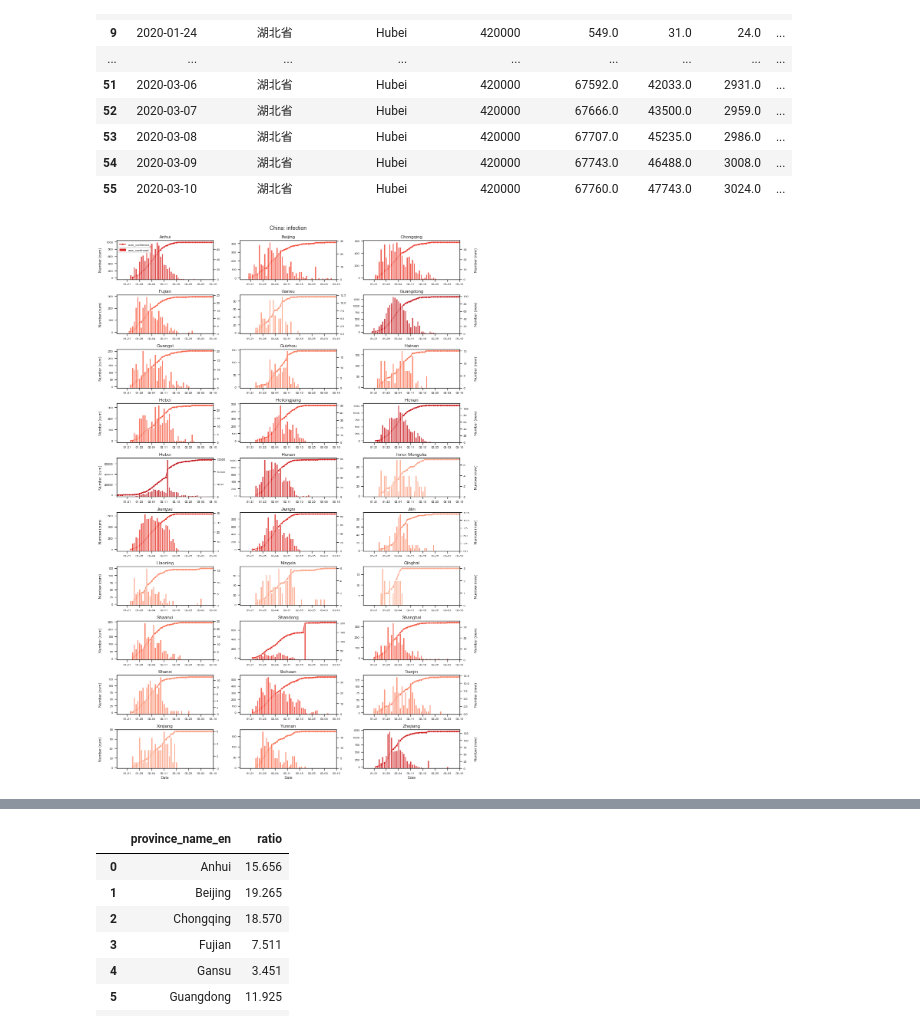
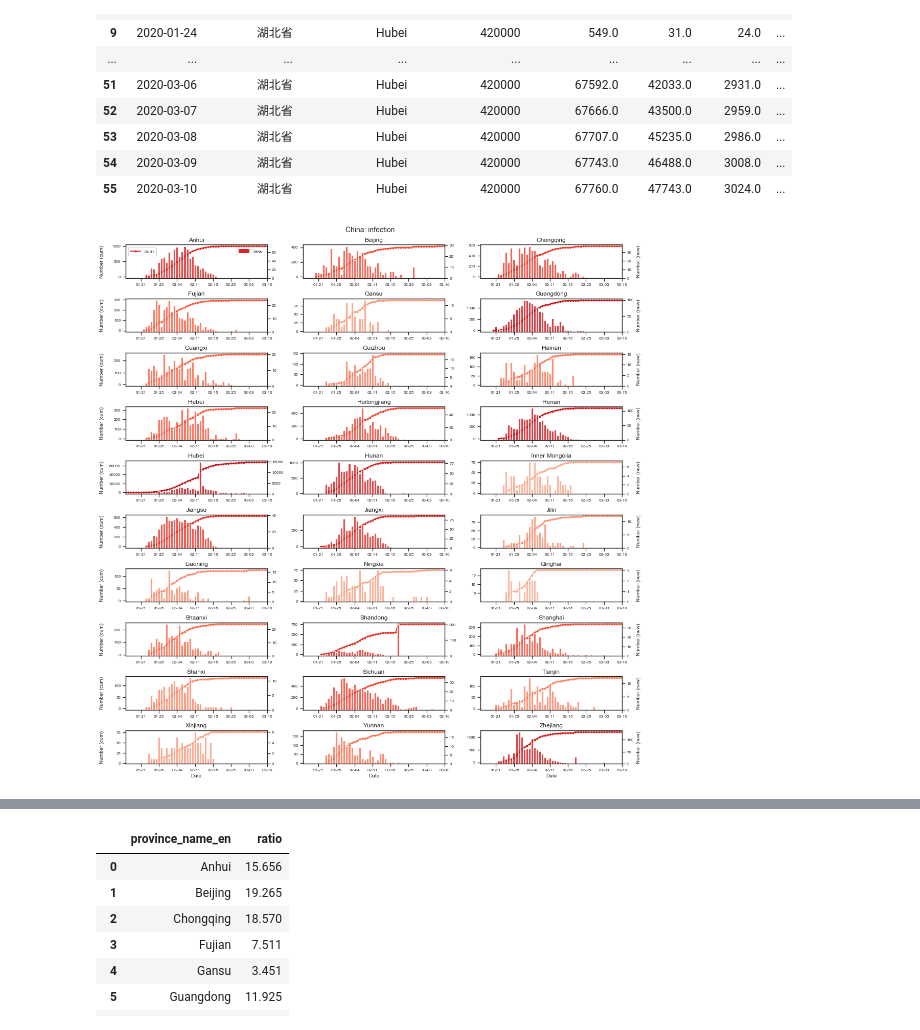
Before and after one commit to fudab/China-COVID-19-mobility, a Jupyter notebook: scripts/utils_disease.ipynb, the cells around one changed output, grey strips where cells are left out. Cells and saved outputs as stored; diff of their text form; code cells hidden in the pictures.

```diff
--- a/scripts/utils_disease.ipynb
+++ b/scripts/utils_disease.ipynb
@@ -144,7 +136,7 @@ def figure_conf_all(df, names_province, fsize = (5, 3), ncol = 3, ms = 2, fs = 1
 
     m = len(names_province)
 
-    fig, axes = plt.subplots(int(np.ceil(m/ncol)), ncol, figsize = (2*fsize[0], int(np.ceil(m/ncol))*fsize[1]), sharey = False)
+    fig, axes = plt.subplots(int(np.ceil(m/ncol)), ncol, figsize = (ncol*fsize[0], int(np.ceil(m/ncol))*fsize[1]), sharey = False)
     fig.subplots_adjust(hspace = 0.2, wspace = 0.1)
     if m%ncol != 0:
         for j in range(m, int(np.ceil(m/ncol)*ncol)):
@@ -164,7 +156,7 @@ def figure_conf_all(df, names_province, fsize = (5, 3), ncol = 3, ms = 2, fs = 1
         plot_df = df[df['province_name_en'] == province]
 
         axes[ix].plot(plot_df['update_date'], plot_df['cum_confirmed'],
-                linewidth = 2, marker = 'o', ms = ms, color = c, label = (lambda x: None if x > 0 else 'cum_confirmed')(i)) #
+                linewidth = 2, marker = 'o', ms = ms, color = c, label = (lambda x: None if x > 0 else 'cum')(i)) #
 
         if i >= (np.ceil(m/ncol) - 1)*ncol:
             axes[ix].set_xlabel('Date', fontsize = fs - 2)
@@ -173,7 +165,7 @@ def figure_conf_all(df, names_province, fsize = (5, 3), ncol = 3, ms = 2, fs = 1
             axes[ix].set_ylabel('Number (cum)', fontsize = fs - 2)
             axes[ix].get_yaxis().set_label_coords(-0.15,0.5)
         if i == 0:
-            axes[ix].legend(loc = 'upper left', fancybox = True, fontsize = fs - 4)
+            axes[ix].legend(loc = 'upper left', fancybox = True, fontsize = fs - 2)
         axes[ix].set_title(province, fontsize = fs)
 
     fig.align_ylabels(axes[:, 0])
@@ -187,14 +179,14 @@ def figure_conf_all(df, names_province, fsize = (5, 3), ncol = 3, ms = 2, fs = 1
         ax11.grid(False) # hide grid lines
         ax11.bar(plot_df['update_date'], height = plot_df['new_confirmed'], color = c, alpha = 0.8,
                 label = (lambda x: None if x > 0 else 'new_confirmed')(i))
-        daily_patch = mpatches.Patch(color = c, label='new_confirmed')
+        daily_patch = mpatches.Patch(color = c, label='new')
         if i == 0:
-            ax11.legend(handles=[daily_patch], loc='upper left', bbox_to_anchor=(0, 0.86), fancybox=True, fontsize = fs - 4)
+            ax11.legend(handles=[daily_patch], loc='upper right', fancybox=True, fontsize = fs - 2)
         ax11.tick_params(axis = 'both', which = 'major', labelsize = fs - 4)
         ax11.tick_params(axis = 'both', which = 'minor', labelsize = fs - 4)
         if i % ncol == ncol - 1:
             ax11.set_ylabel('Number (new)', fontsize = fs - 2)
-            ax11.get_yaxis().set_label_coords(1.15,0.5)
+            ax11.get_yaxis().set_label_coords(1.1, 0.5)
 
         axes[ix].set_xlim(min(df.update_date), max(df.update_date))
         axes[ix].xaxis.set_major_locator(mdates.WeekdayLocator())
@@ -202,11 +194,9 @@ def figure_conf_all(df, names_province, fsize = (5, 3), ncol = 3, ms = 2, fs = 1
         axes[ix].tick_params(axis = 'both', which = 'major', labelsize = fs - 4)
         axes[ix].tick_params(axis = 'both', which = 'minor', labelsize = fs - 4)
 
-
-    fig.align_ylabels(axes[:, 2])
     fig.suptitle(title, fontsize = fs + 2, y = 1.01)
 
-    fig.savefig(_Figure_PATH_ + country + '_conf.png', dpi = 400, bbox_inches='tight')
+    fig.savefig(_Figure_PATH_ + 'figures_china/' + country + '_infection.png', dpi = 400, bbox_inches='tight')
 # %% [markdown]
 🎄🎄🎄🎄🎄🎄🎄🎄🎄🎄🎄🎄🎄🎄🎄🎄🎄🎄🎄🎄🎄🎄🎄🎄🎄🎄🎄🎄🎄🎄🎄🎄🎄🎄🎄🎄🎄🎄🎄🎄🎄🎄🎄🎄
 # %%
@@ -246,8 +236,8 @@ data_slice
 | 55 | 2020-03-10 | 湖北省 | Hubei | 420000 | 67760.0 | 47743.0 | 3024.0 | ... |
 # %%
 figure_conf_all(df = data_province_domestic, names_province = names_province,
-                fsize = (7, 2), ncol = 3, ms = 3, fs = 12, logy = False,
+                fsize = (5, 1.5), ncol = 3, ms = 3, fs = 12, logy = False,
                 title = 'China: infection', country = 'China')
 # %% [output]
-[figure, old version]
+[figure, new version]
 # %%
```
Also changed, not shown: parts of 12 cells of this notebook.
